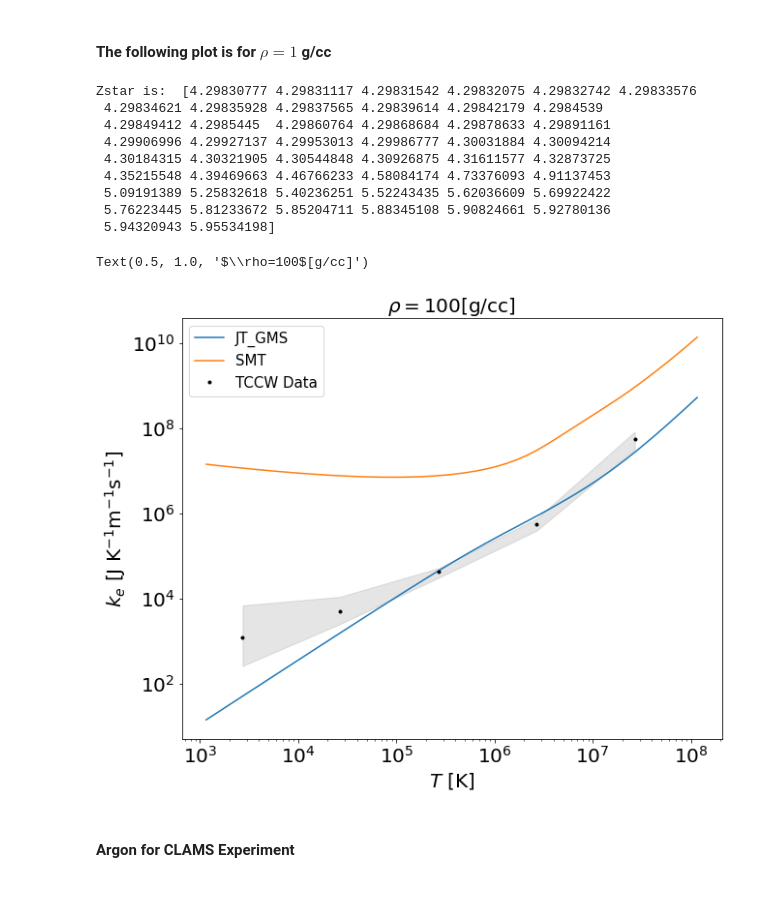
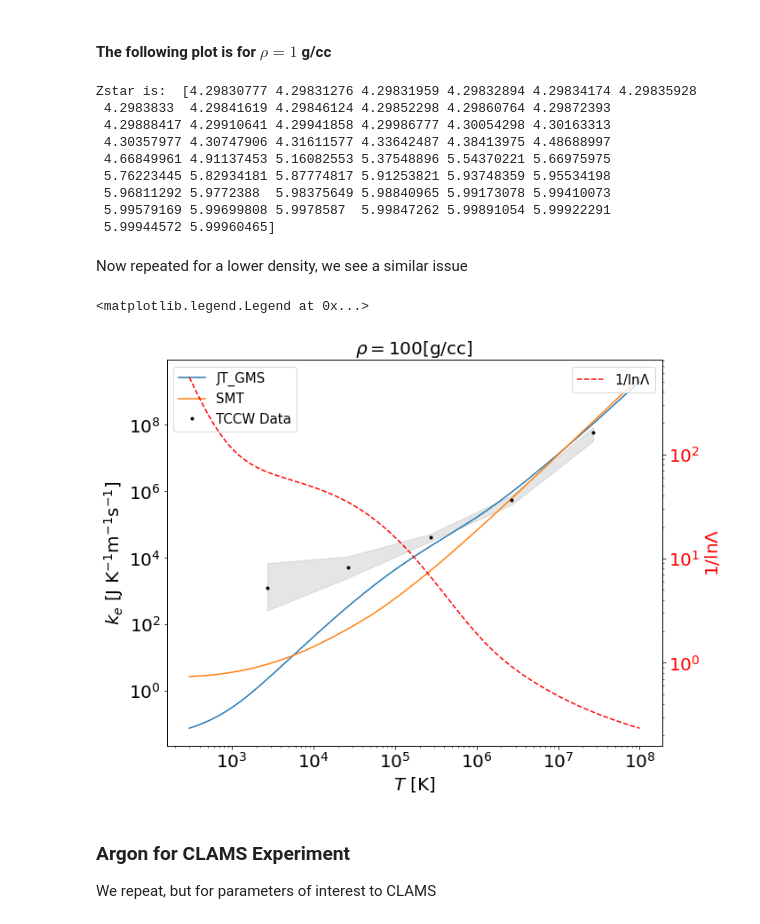
Before and after one commit to MurilloGroupMSU/Two-Temperature-Model, a Jupyter notebook: parameter_testing.ipynb, the cells around one changed output. Saved outputs shown, nothing was run; the diff lists cells and outputs as text; code cells hidden in the pictures; blank space fills up the shorter version.

```diff
--- a/parameter_testing.ipynb
+++ b/parameter_testing.ipynb
@@ -78,7 +93,7 @@ ax.legend(fontsize=15)
 # %% [markdown]
 #### The following plot is for $\rho=1$ g/cc
 # %%
-Te = np.geomspace(0.1,1e4)/K_to_eV #K
+Te = np.geomspace(0.1,1e6)/K_to_eV #K
 Ti = Te #K
 
 Z, A = 6, 12
@@ -98,36 +113,48 @@ ke_data = ke_tccw_rho1_data['ke']*erg_to_J*1e2
 ke_low_data = ke_tccw_rho1_data['ke_up']*erg_to_J*1e2
 ke_up_data = ke_tccw_rho1_data['ke_low']*erg_to_J*1e2
 # %% [output]
-Zstar is:  [4.29830777 4.29831117 4.29831542 4.29832075 4.29832742 4.29833576
- 4.29834621 4.29835928 4.29837565 4.29839614 4.29842179 4.2984539
- 4.29849412 4.2985445  4.29860764 4.29868684 4.29878633 4.29891161
- 4.29906996 4.29927137 4.29953013 4.29986777 4.30031884 4.30094214
- 4.30184315 4.30321905 4.30544848 4.30926875 4.31611577 4.32873725
- 4.35215548 4.39469663 4.46766233 4.58084174 4.73376093 4.91137453
- 5.09191389 5.25832618 5.40236251 5.52243435 5.62036609 5.69922422
- 5.76223445 5.81233672 5.85204711 5.88345108 5.90824661 5.92780136
- 5.94320943 5.95534198]
+Zstar is:  [4.29830777 4.29831276 4.29831959 4.29832894 4.29834174 4.29835928
+ 4.2983833  4.29841619 4.29846124 4.29852298 4.29860764 4.29872393
+ 4.29888417 4.29910641 4.29941858 4.29986777 4.30054298 4.30163313
+ 4.30357977 4.30747906 4.31611577 4.33642487 4.38413975 4.48688997
+ 4.66849961 4.91137453 5.16082553 5.37548896 5.54370221 5.66975975
+ 5.76223445 5.82934181 5.87774817 5.91253821 5.93748359 5.95534198
+ 5.96811292 5.9772388  5.98375649 5.98840965 5.99173078 5.99410073
+ 5.99579169 5.99699808 5.9978587  5.99847262 5.99891054 5.99922291
+ 5.99944572 5.99960465]
+# %% [markdown]
+Now repeated for a lower density, we see a similar issue
 # %%
 fig, ax = plt.subplots(figsize=(10,8))
 
 ax.plot(Te, JT_GMS.electron_thermal_conductivity(n_e, n_i, m_i, Zstar, Te, Ti), label='JT_GMS')
 ax.plot(Te, SMT.electron_thermal_conductivity(n_e, n_i, m_i, Zstar, Te, Ti), label='SMT')
 ax.plot(T_data, ke_data,'k.', label="TCCW Data")
 ax.fill_between(T_data, ke_low_data,ke_up_data,color='k',alpha=0.1)
 # ax.plot(n_e, JT_GMS.electron_thermal_conductivity(n_e, n_i, m_i, Zstar, Te, Ti)/SMT.electron_thermal_conductivity(n_e, n_i, m_i, Zstar, Te, Ti), label='JT_GMS/SMT')
 ax.set_yscale('log')
 ax.set_xscale('log')
 # ax.set_xlabel(r"$n_e$ [1/m$^3$]",fontsize=20)
 ax.set_xlabel(r"$T$ [K]",fontsize=20)
 ax.set_ylabel("$k_e$ [J K$^{-1}$m$^{-1}$s$^{-1}$]",fontsize=20)
 
 ax.tick_params(labelsize=20)
 ax.legend(fontsize=15)
 ax.set_title(r'$\rho=100$[g/cc]',fontsize=20)
+
+ax2 = ax.twinx()
+ax2.plot(Te, 1/JT_GMS.coulomb_logarithm(n_e, n_i, m_i, Zstar, Te, Ti), 'r--', label=r'1/ln$\Lambda$')
+ax2.set_yscale('log')
+ax2.set_ylabel(r'1/ln$\Lambda$', fontsize=20,color='r')
+ax2.tick_params(labelsize=20,labelcolor='r')
+ax2.legend(fontsize=15,loc='upper right')
+
 # ax.grid()
 # %% [output]
-Text(0.5, 1.0, '$\\rho=100$[g/cc]')
+<matplotlib.legend.Legend at 0x...>
-[figure, old version]
+[figure, new version]
 # %% [markdown]
-#### Argon for CLAMS Experiment
+### Argon for CLAMS Experiment
+
+We repeat, but for parameters of interest to CLAMS
 # %%
```
Also changed, not shown: parts of 7 cells of this notebook, 1 other file.
